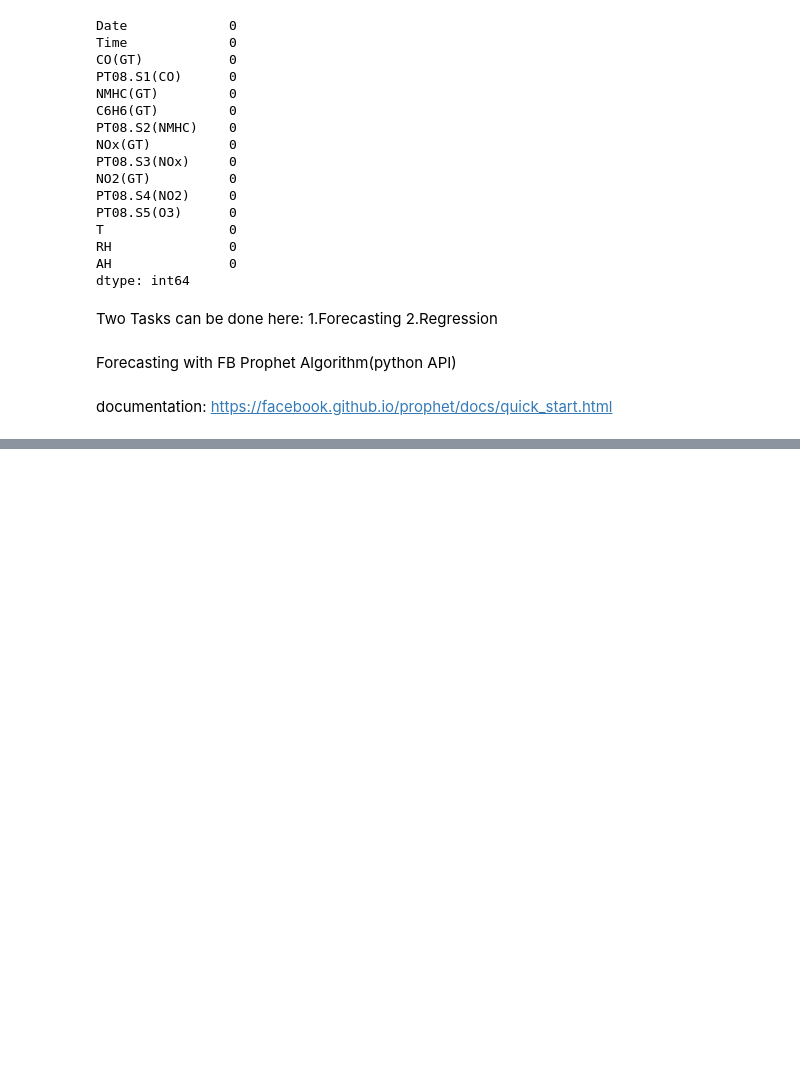
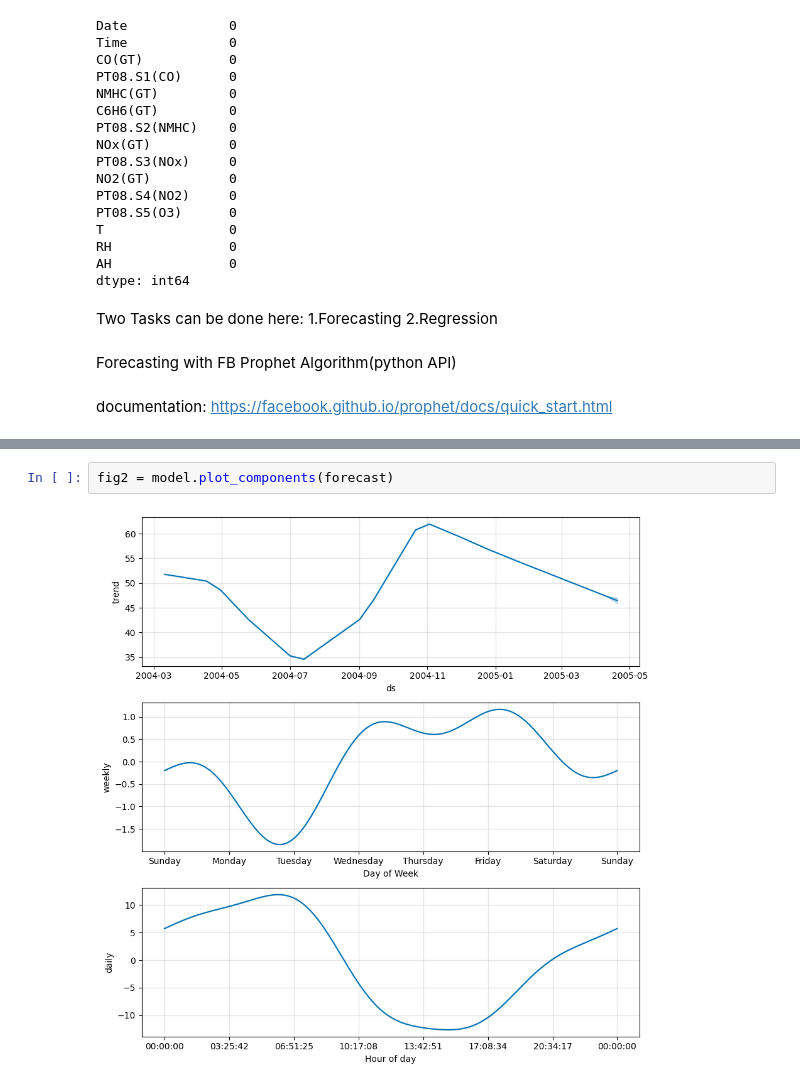
Before and after one commit to NirmalSagarTigga/Air_Quality_Index-prediction-using-Machine-Learning, a Jupyter notebook: air_quality_index.ipynb, the cells around one changed output, grey strips where cells are left out. Drawn from its saved outputs; the diff is of its cells as text; blank space fills up the shorter version.

```diff
--- a/air_quality_index.ipynb
+++ b/air_quality_index.ipynb
@@ -189,0 +335,4 @@ documentation: https://facebook.github.io/prophet/docs/quick_start.html
+# %%
+fig2 = model.plot_components(forecast)
+# %% [output]
+[figure, added]
```
Also changed, not shown: parts of 16 cells of this notebook.
